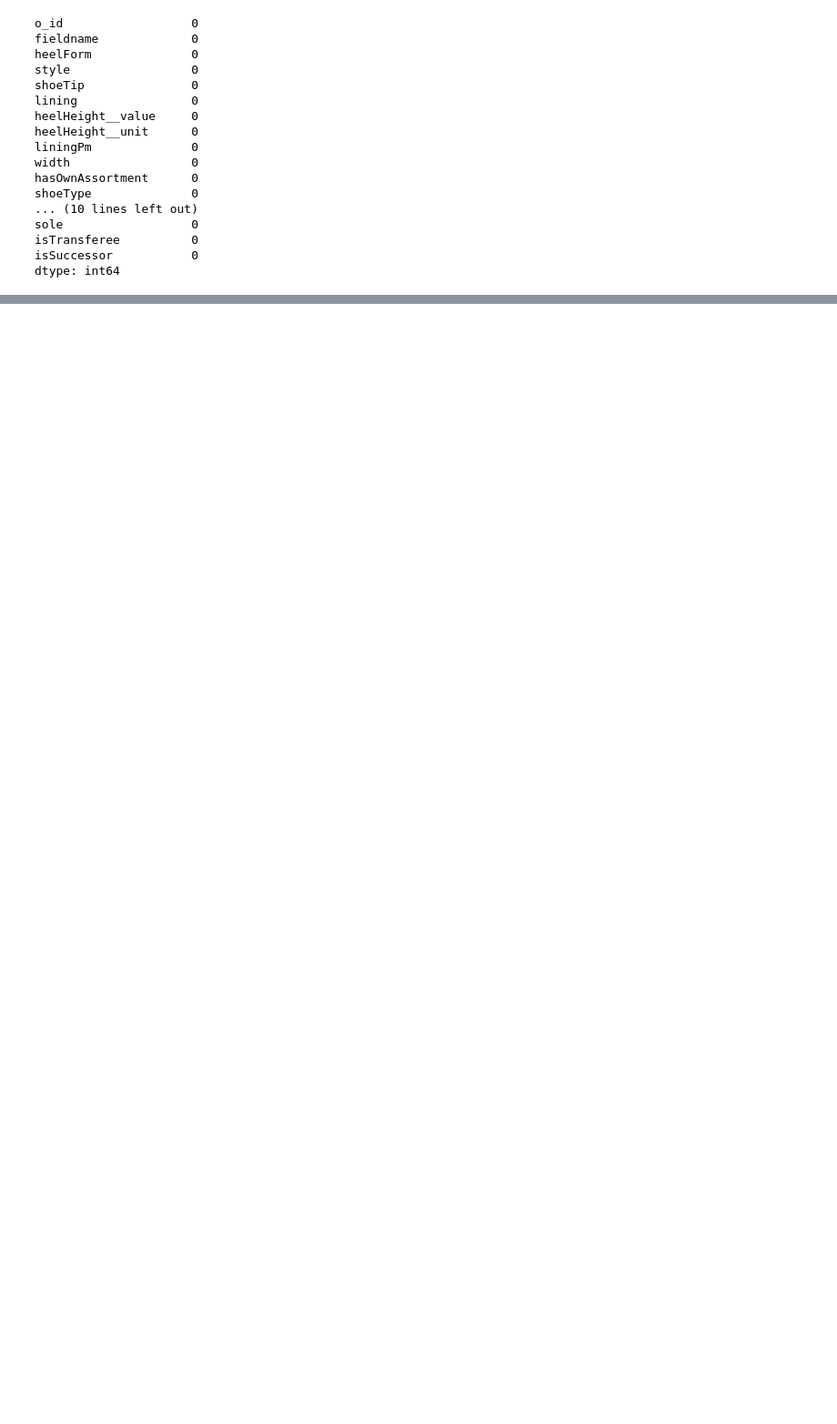
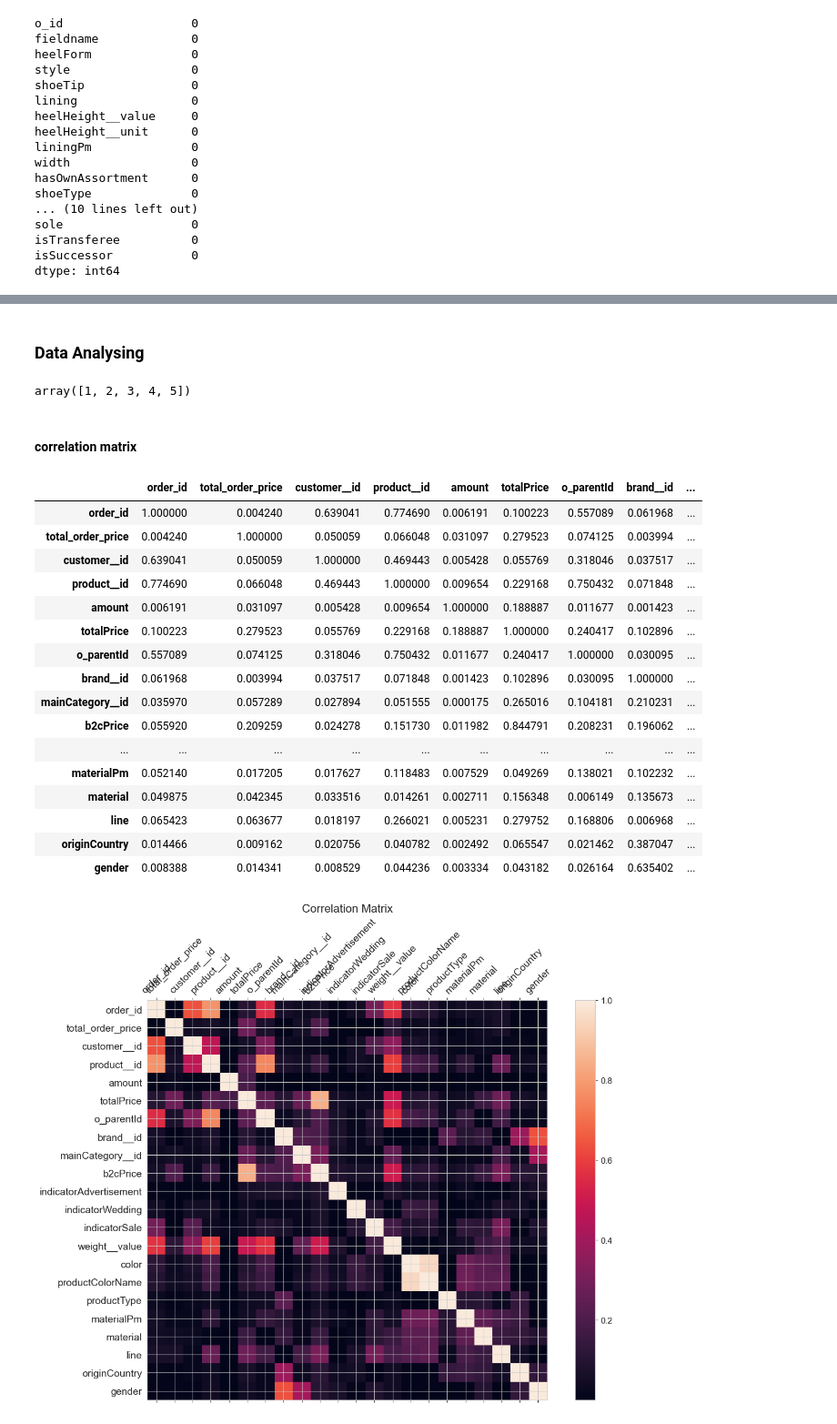
Before and after one commit to tomhuber96/master-thesis-practical-part, a Jupyter notebook: EDA/gabor_eda.ipynb, the cells around one changed output, grey strips where cells are left out. Shown at 91% size. Saved outputs shown, nothing was run; the diff lists cells and outputs as text; code cells hidden in the pictures; blank space fills up the shorter version.

```diff
--- a/EDA/gabor_eda.ipynb
+++ b/EDA/gabor_eda.ipynb
@@ -558,0 +607,11 @@ dtype: int64
+# %%
+df_orders_copy['items'] = df_orders_copy['items'].str[1:]
+df_orders_copy['items'] = df_orders_copy['items'].str[:-1]
+df_orders_copy['items'] = df_orders_copy['items'].str.split(',')
+
+df_orders_copy = df_orders_copy.explode('items')
+df_orders_copy['items'] = df_orders_copy['items'].astype(int)
+
+df_orders_copy= df_orders_copy.rename(columns={'o_id': 'order_id', 'totalPrice': 'total_order_price', 'items': 'order_item_id'})
+
+df_orders_copy.head()
@@ -558,0 +669,21 @@ dtype: int64
+# %%
+def encode_column(df, column_name):
+    df['column_encoded'], mapping = pd.factorize(df[column_name])
+    # create a mapping DataFrame
+    mapping_df = pd.DataFrame({'new_column': mapping, 'column_encoded': range(len(mapping))})
+    # merge the mapping DataFrame with the original DataFrame
+    df = pd.merge(df, mapping_df, on='column_encoded').drop(columns=[column_name, 'new_column'])
+    df = df.rename(columns={'column_encoded': column_name})
+    return df, mapping
+
+merged_df, color_mapping = encode_column(merged_df, 'color')
+merged_df, productColorName_mapping = encode_column(merged_df, 'productColorName')
+merged_df, productType_mapping = encode_column(merged_df, 'productType')
+merged_df, materialPm_mapping = encode_column(merged_df, 'materialPm')
+merged_df, material_mapping = encode_column(merged_df, 'material')
+merged_df, line_mapping = encode_column(merged_df, 'line')
+merged_df, originCountry_mapping = encode_column(merged_df, 'originCountry')
+merged_df, gender_mapping = encode_column(merged_df, 'gender')
+
+display(originCountry_mapping)
+merged_df
@@ -558,0 +705,42 @@ dtype: int64
+# %% [markdown]
+### Data Analysing
+# %%
+merged_df.weight__unit.unique()
+merged_df.currency.unique()
+merged_df.orderState.unique()
+merged_df.amount.unique()
+# %% [output]
+array([1, 2, 3, 4, 5])
+# %%
+merged_df = merged_df.drop(columns=['weight__unit', 'currency', 'orderState', 'order_item_id', 'productNumber', 'articleNumber', 'articleNumber2', 'b2cCurrency']) # order_item_id has no value, product__id is more important
+# %% [markdown]
+#### correlation matrix
+# %%
+corr_matrix_merged_df = np.abs(merged_df.corr())
+display(corr_matrix_merged_df)
+f = plt.figure(figsize=(14, 10))
+plt.matshow(np.abs(corr_matrix_merged_df), fignum=f.number)
+plt.xticks(range(merged_df.select_dtypes(['number']).shape[1]), merged_df.select_dtypes(['number']).columns, fontsize=14, rotation=45)
+plt.yticks(range(merged_df.select_dtypes(['number']).shape[1]), merged_df.select_dtypes(['number']).columns, fontsize=14)
+cb = plt.colorbar()
+cb.ax.tick_params(labelsize=12)
+plt.title('Correlation Matrix', fontsize=16);
+# %% [output]
+|  | order_id | total_order_price | customer__id | product__id | amount | totalPrice | o_parentId | brand__id | ... |
+| order_id | 1.000000 | 0.004240 | 0.639041 | 0.774690 | 0.006191 | 0.100223 | 0.557089 | 0.061968 | ... |
+| total_order_price | 0.004240 | 1.000000 | 0.050059 | 0.066048 | 0.031097 | 0.279523 | 0.074125 | 0.003994 | ... |
+| customer__id | 0.639041 | 0.050059 | 1.000000 | 0.469443 | 0.005428 | 0.055769 | 0.318046 | 0.037517 | ... |
+| product__id | 0.774690 | 0.066048 | 0.469443 | 1.000000 | 0.009654 | 0.229168 | 0.750432 | 0.071848 | ... |
+| amount | 0.006191 | 0.031097 | 0.005428 | 0.009654 | 1.000000 | 0.188887 | 0.011677 | 0.001423 | ... |
+| totalPrice | 0.100223 | 0.279523 | 0.055769 | 0.229168 | 0.188887 | 1.000000 | 0.240417 | 0.102896 | ... |
+| o_parentId | 0.557089 | 0.074125 | 0.318046 | 0.750432 | 0.011677 | 0.240417 | 1.000000 | 0.030095 | ... |
+| brand__id | 0.061968 | 0.003994 | 0.037517 | 0.071848 | 0.001423 | 0.102896 | 0.030095 | 1.000000 | ... |
+| mainCategory__id | 0.035970 | 0.057289 | 0.027894 | 0.051555 | 0.000175 | 0.265016 | 0.104181 | 0.210231 | ... |
+| b2cPrice | 0.055920 | 0.209259 | 0.024278 | 0.151730 | 0.011982 | 0.844791 | 0.208231 | 0.196062 | ... |
+| ... | ... | ... | ... | ... | ... | ... | ... | ... | ... |
+| materialPm | 0.052140 | 0.017205 | 0.017627 | 0.118483 | 0.007529 | 0.049269 | 0.138021 | 0.102232 | ... |
+| material | 0.049875 | 0.042345 | 0.033516 | 0.014261 | 0.002711 | 0.156348 | 0.006149 | 0.135673 | ... |
+| line | 0.065423 | 0.063677 | 0.018197 | 0.266021 | 0.005231 | 0.279752 | 0.168806 | 0.006968 | ... |
+| originCountry | 0.014466 | 0.009162 | 0.020756 | 0.040782 | 0.002492 | 0.065547 | 0.021462 | 0.387047 | ... |
+| gender | 0.008388 | 0.014341 | 0.008529 | 0.044236 | 0.003334 | 0.043182 | 0.026164 | 0.635402 | ... |
+[figure, added]
```
Also changed, not shown: parts of 24 cells of this notebook.
